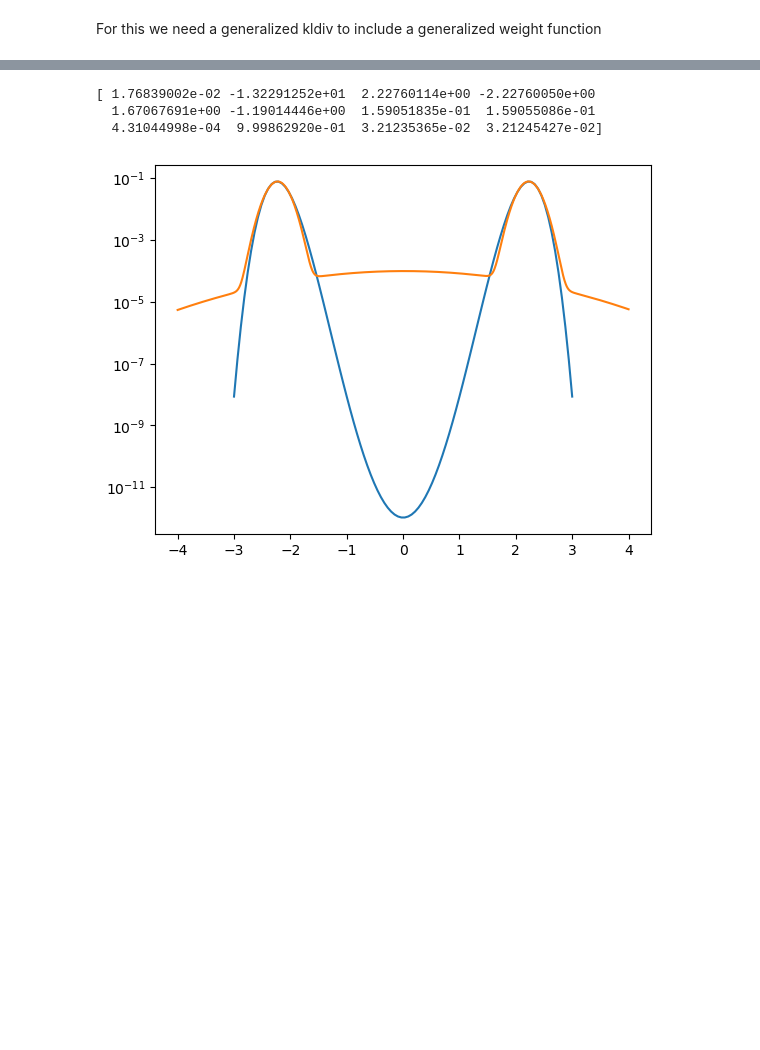
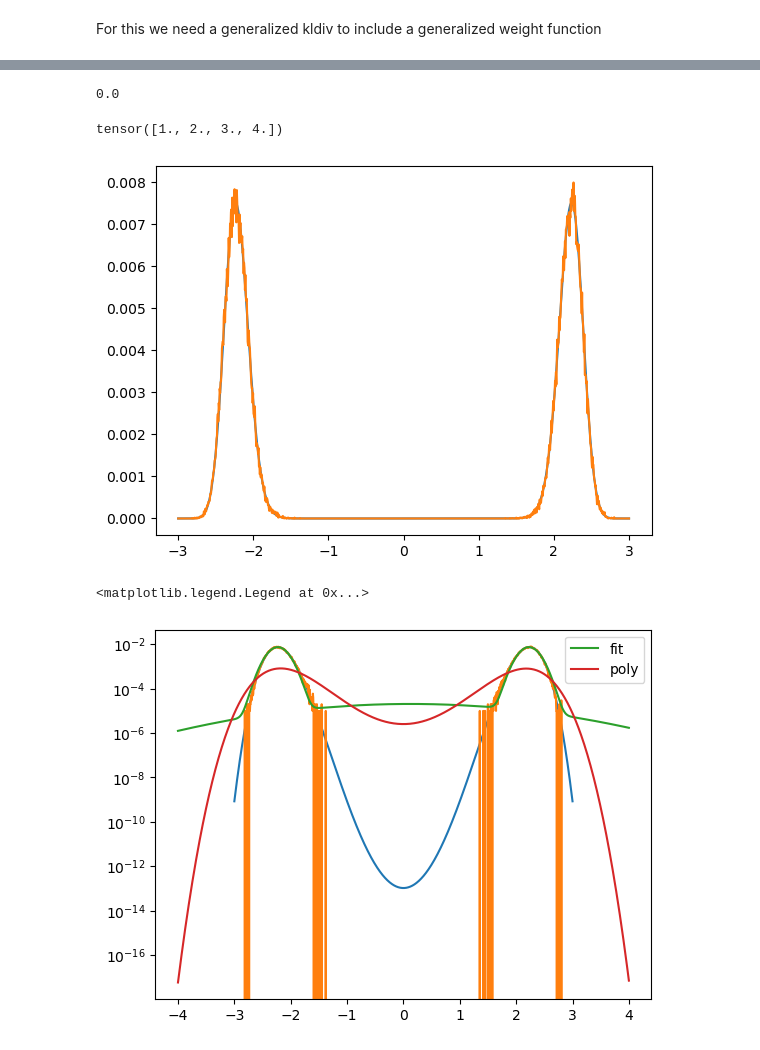
Before and after one commit to zierenberg/machine_learning_muca, a Jupyter notebook: notebooks/double_well_muca.ipynb, the cells around one changed output, grey strips where cells are left out. Saved outputs shown, nothing was run; the diff lists cells and outputs as text; code cells hidden in the pictures; blank space fills up the shorter version.

```diff
--- a/notebooks/double_well_muca.ipynb
+++ b/notebooks/double_well_muca.ipynb
@@ -269,0 +259,20 @@ def log_likelihood(x, bg, T, args):
+# %%
+# model probability of sample as exp(-polynomial)
+class LogWeight:
+    def __init__(self, args):
+        self.p = np.polynomial.Polynomial(args)
+    def value(self, x):
+        return self.p(x)
+    def fit(self, x, y, deg):
+        self.p = np.polynomial.Polynomial.fit(x,y,deg)
+
+
+lng = LogWeight([0])
+print(lng.p)
+x=np.array([0,1,2,3])
+lng.fit(x,np.power(x,1),1)
+xs=torch.tensor([1,2,3,4])
+lng.value(xs)
+# %% [output]
+0.0
+tensor([1., 2., 3., 4.])
@@ -270,24 +296,45 @@ def log_likelihood(x, bg, T, args):
 # %%
+T=1
 def weight_rc(rc, bg_muca, T):
         energy_rc = bg_muca._target._a * rc + bg_muca._target._b * rc.pow(2) + bg_muca._target._c * rc.pow(4)
         return (-energy_rc/T).exp()
-rcs = torch.linspace(-3,3,100)
+rcs = torch.linspace(-3,3,1000)
+rc_step = rcs[1]-rcs[0]
 dist = weight_rc(rcs, bg_muca, T) / weight_rc(rcs, bg_muca, T).sum()
 plt.plot(rcs, dist)
 
-N = 4
-args = np.ravel([np.random.choice(xs, size=N), np.ones(N), np.full(N,1/N)])
-args = fit_gmm(assert_numpy(rcs), assert_numpy(dist)[:-1], N, args)
-print(args)
+xs=assert_numpy(rcs)
+bins = [*xs,xs[-1]+xs[1]-xs[0]]
+samples = np.random.choice(rcs, 100000, p=assert_numpy(dist))
+hist, _ = np.histogram(samples, bins=bins, density=True)
+bin_step = bins[1]-bins[0]
+plt.plot(xs, hist*bin_step)
+plt.show()
 
 xs = np.linspace(-4,4,1000)
-ys = GMM_for_numpy(xs,N,args)
-plt.plot(xs,ys)
+
+N = 11
+args = np.ravel([np.random.choice(xs, size=N), np.ones(N), np.full(N,1/N)])
+args_fit = fit_gmm(assert_numpy(rcs), (hist*bin_step+1/len(samples)), N, args)
+#max likelihood with sample
+#args_mle = mle(samples, np.ones(len(samples)), N, args)
+
+# polynomial (needs minimal entry in histogram)
+lng = LogWeight([0])
+lng.fit(assert_numpy(rcs), np.log(hist*bin_step + 1/len(samples)),5)
+#lng.fit(assert_numpy(rcs), assert_numpy(dist.log()), 5)
+
+
+plt.plot(rcs, dist)
+plt.plot(rcs, hist*bin_step)
+plt.plot(xs,GMM_for_numpy(xs,N,args_fit), label='fit')
+#plt.plot(xs,GMM_for_numpy(xs,N,args_mle), label='mle')
+plt.plot(xs,np.exp(lng.value(xs)), label='poly')
 plt.yscale('log')
+plt.legend()
 # %% [output]
+[figure, new version]
-[ 1.76839002e-02 -1.32291252e+01  2.22760114e+00 -2.22760050e+00
-  1.67067691e+00 -1.19014446e+00  1.59051835e-01  1.59055086e-01
-  4.31044998e-04  9.99862920e-01  3.21235365e-02  3.21245427e-02]
+<matplotlib.legend.Legend at 0x...>
-[figure, old version]
+[figure, added]
 # %%
 # training without sampling (different from example but similar to 2019 paper)
```
Also changed, not shown: parts of 12 cells of this notebook, 1 other file.
